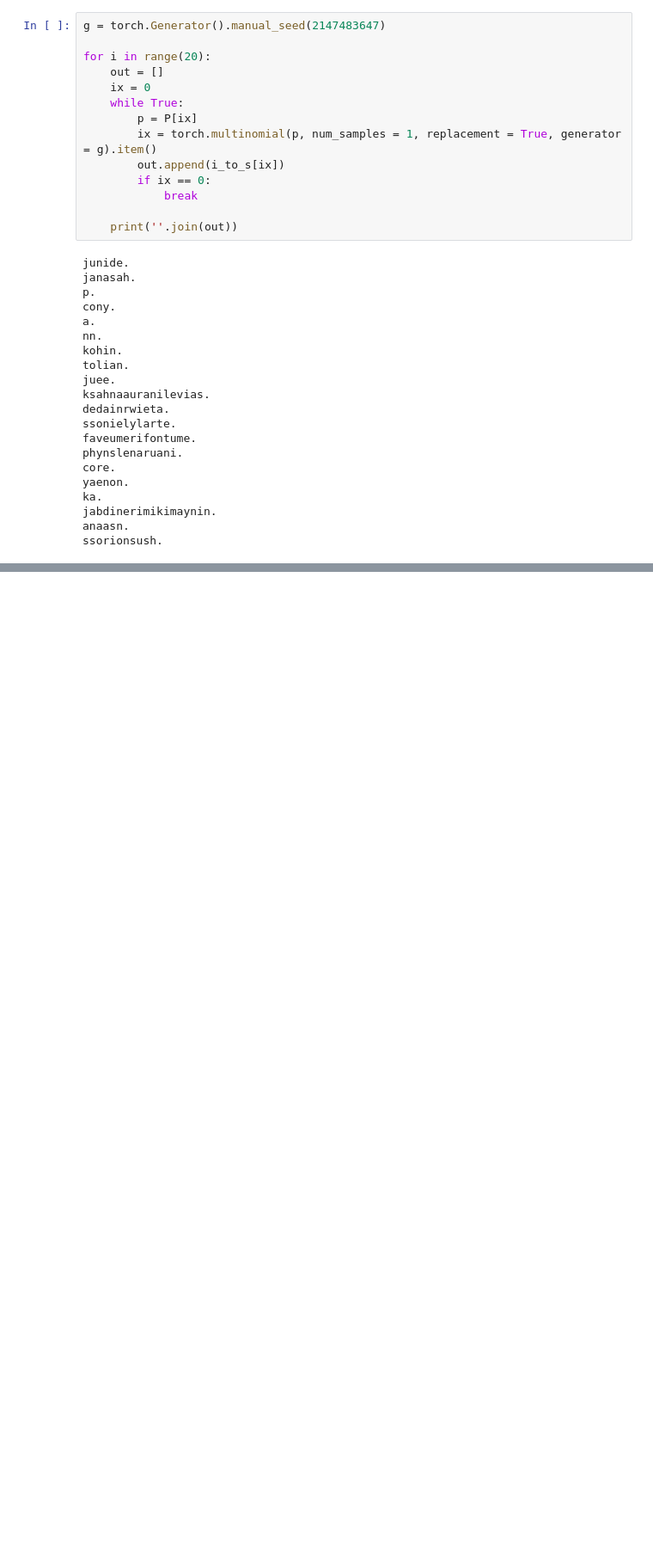
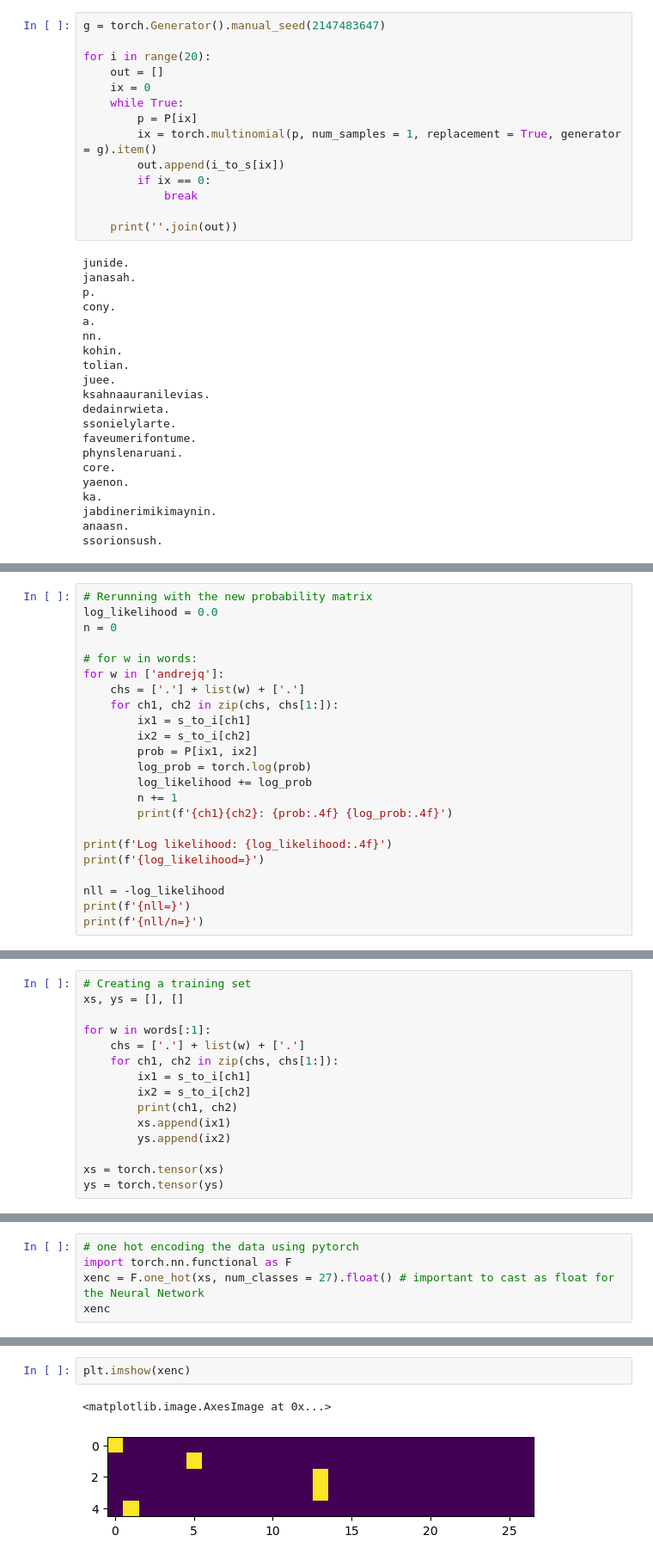
Before and after one commit to RaymondGarcia1107/MakeMore-Project, a Jupyter notebook: makemore.ipynb, the cells around one changed output, grey strips where cells are left out. Shown at 86% size. Drawn from its saved outputs; the diff is of its cells as text; blank space fills up the shorter version.

```diff
--- a/makemore.ipynb
+++ b/makemore.ipynb
@@ -304,0 +357,23 @@ ssorionsush.
+# %%
+# Rerunning with the new probability matrix
+log_likelihood = 0.0
+n = 0
+
+# for w in words:
+for w in ['andrejq']:
+    chs = ['.'] + list(w) + ['.']
+    for ch1, ch2 in zip(chs, chs[1:]):
+        ix1 = s_to_i[ch1]
+        ix2 = s_to_i[ch2]
+        prob = P[ix1, ix2]
+        log_prob = torch.log(prob)
+        log_likelihood += log_prob
+        n += 1
+        print(f'{ch1}{ch2}: {prob:.4f} {log_prob:.4f}')
+
+print(f'Log likelihood: {log_likelihood:.4f}')
+print(f'{log_likelihood=}')
+
+nll = -log_likelihood
+print(f'{nll=}')
+print(f'{nll/n=}')
@@ -304,0 +395,15 @@ ssorionsush.
+# %%
+# Creating a training set
+xs, ys = [], []
+
+for w in words[:1]:
+    chs = ['.'] + list(w) + ['.']
+    for ch1, ch2 in zip(chs, chs[1:]):
+        ix1 = s_to_i[ch1]
+        ix2 = s_to_i[ch2]
+        print(ch1, ch2)
+        xs.append(ix1)
+        ys.append(ix2)
+
+xs = torch.tensor(xs)
+ys = torch.tensor(ys)
@@ -304,0 +424,5 @@ ssorionsush.
+# %%
+# one hot encoding the data using pytorch
+import torch.nn.functional as F
+xenc = F.one_hot(xs, num_classes = 27).float() # important to cast as float for the Neural Network
+xenc
@@ -304,0 +440,5 @@ ssorionsush.
+# %%
+plt.imshow(xenc)
+# %% [output]
+<matplotlib.image.AxesImage at 0x...>
+[figure, added]
```
Also changed, not shown: parts of 15 cells of this notebook.
